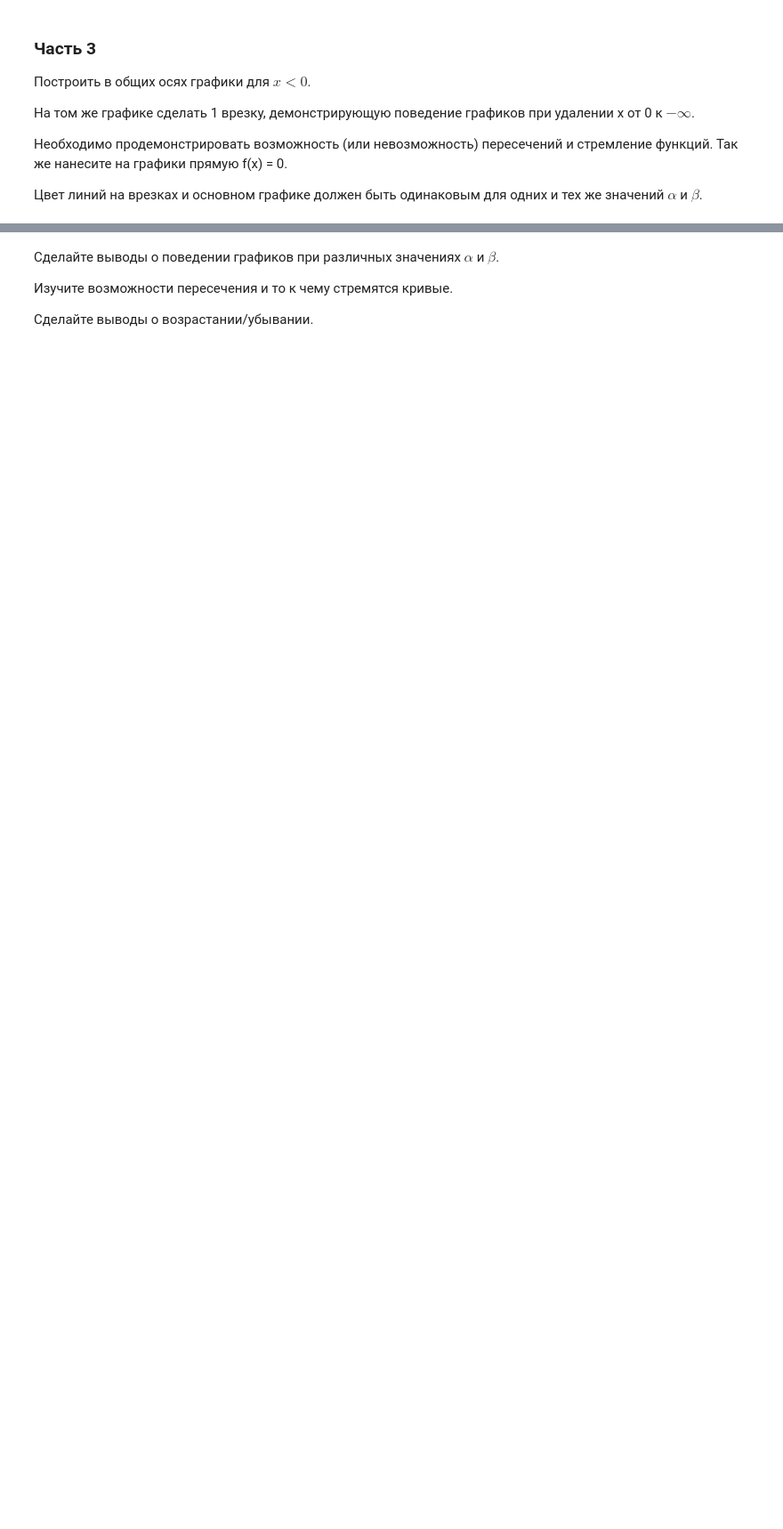
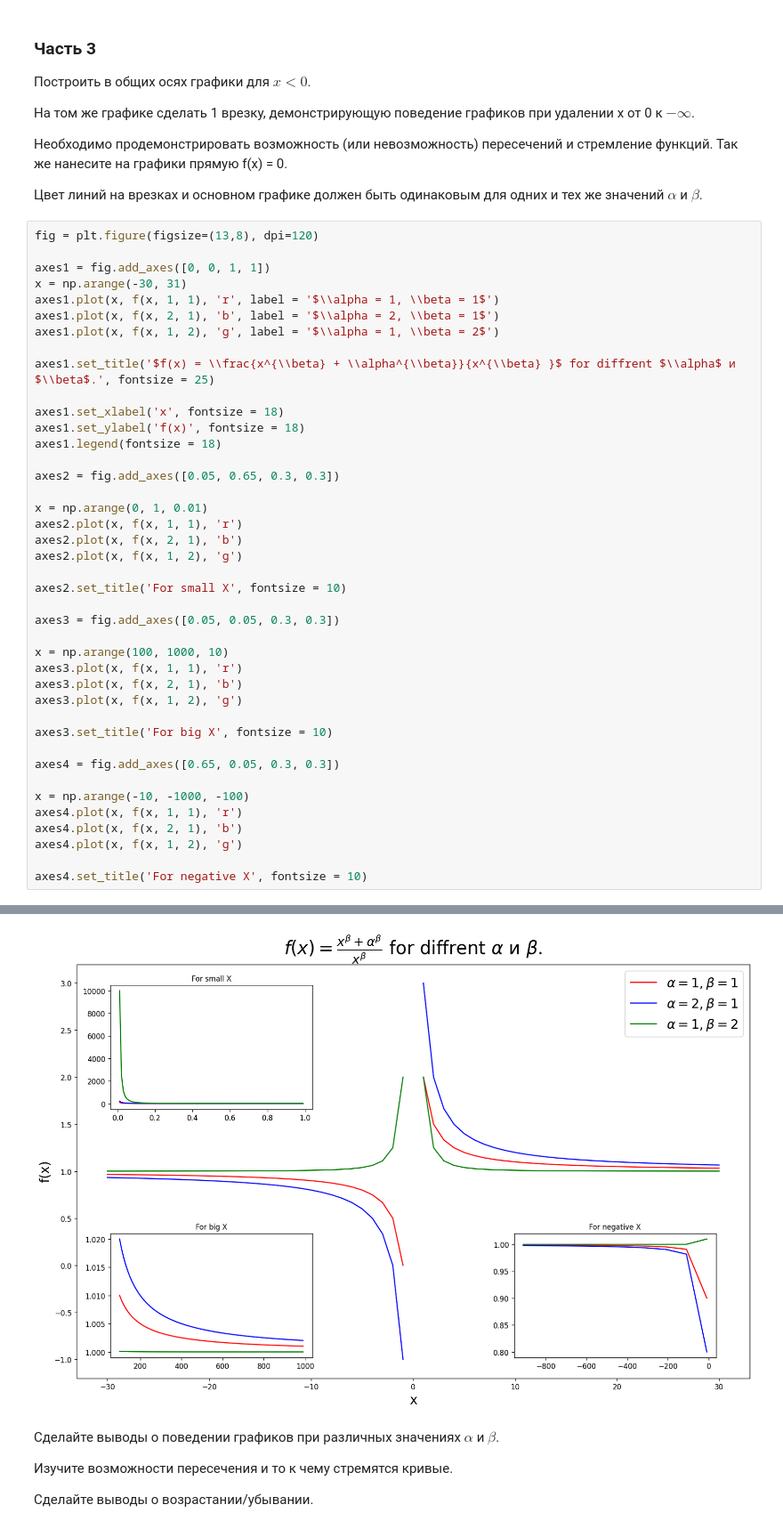
Before and after one commit to meDoLIF/self_study, a Jupyter notebook: Stepic/math_in_python/Образец_-_Изучение_функций_с_помощью_MatplotLib.ipynb, the cells around one changed output, grey strips where cells are left out. Shown at 89% size. Saved outputs shown, nothing was run; the diff lists cells and outputs as text; blank space fills up the shorter version.

```diff
--- a/Stepic/math_in_python/Образец_-_Изучение_функций_с_помощью_MatplotLib.ipynb
+++ b/Stepic/math_in_python/Образец_-_Изучение_функций_с_помощью_MatplotLib.ipynb
@@ -60,3 +121,45 @@ ___________
 Необходимо продемонстрировать возможность (или невозможность) пересечений и стремление функций. Так же нанесите на графики прямую f(x) = 0.
 
 Цвет линий на врезках и основном графике должен быть одинаковым для одних и тех же значений $\alpha$ и $\beta$.
+# %%
+fig = plt.figure(figsize=(13,8), dpi=120)
+
+axes1 = fig.add_axes([0, 0, 1, 1])
+x = np.arange(-30, 31)
+axes1.plot(x, f(x, 1, 1), 'r', label = '$\\alpha = 1, \\beta = 1$')
+axes1.plot(x, f(x, 2, 1), 'b', label = '$\\alpha = 2, \\beta = 1$')
+axes1.plot(x, f(x, 1, 2), 'g', label = '$\\alpha = 1, \\beta = 2$')
+
+axes1.set_title('$f(x) = \\frac{x^{\\beta} + \\alpha^{\\beta}}{x^{\\beta} }$ for diffrent $\\alpha$ и $\\beta$.', fontsize = 25)
+
+axes1.set_xlabel('x', fontsize = 18)
+axes1.set_ylabel('f(x)', fontsize = 18)
+axes1.legend(fontsize = 18)
+
+axes2 = fig.add_axes([0.05, 0.65, 0.3, 0.3])
+
+x = np.arange(0, 1, 0.01)
+axes2.plot(x, f(x, 1, 1), 'r')
+axes2.plot(x, f(x, 2, 1), 'b')
+axes2.plot(x, f(x, 1, 2), 'g')
+
+axes2.set_title('For small X', fontsize = 10)
+
+axes3 = fig.add_axes([0.05, 0.05, 0.3, 0.3])
+
+x = np.arange(100, 1000, 10)
+axes3.plot(x, f(x, 1, 1), 'r')
+axes3.plot(x, f(x, 2, 1), 'b')
+axes3.plot(x, f(x, 1, 2), 'g')
+
+axes3.set_title('For big X', fontsize = 10)
+
+axes4 = fig.add_axes([0.65, 0.05, 0.3, 0.3])
+
+x = np.arange(-10, -1000, -100)
+axes4.plot(x, f(x, 1, 1), 'r')
+axes4.plot(x, f(x, 2, 1), 'b')
+axes4.plot(x, f(x, 1, 2), 'g')
+
+axes4.set_title('For negative X', fontsize = 10)
+# %% [output]
@@ -63,3 +167,4 @@ ___________
+[figure, added]
 # %% [markdown]
 Сделайте выводы о поведении графиков при различных значениях $\alpha$ и $\beta$.
 
```
Also changed, not shown: parts of 10 cells of this notebook, 9 other files.
